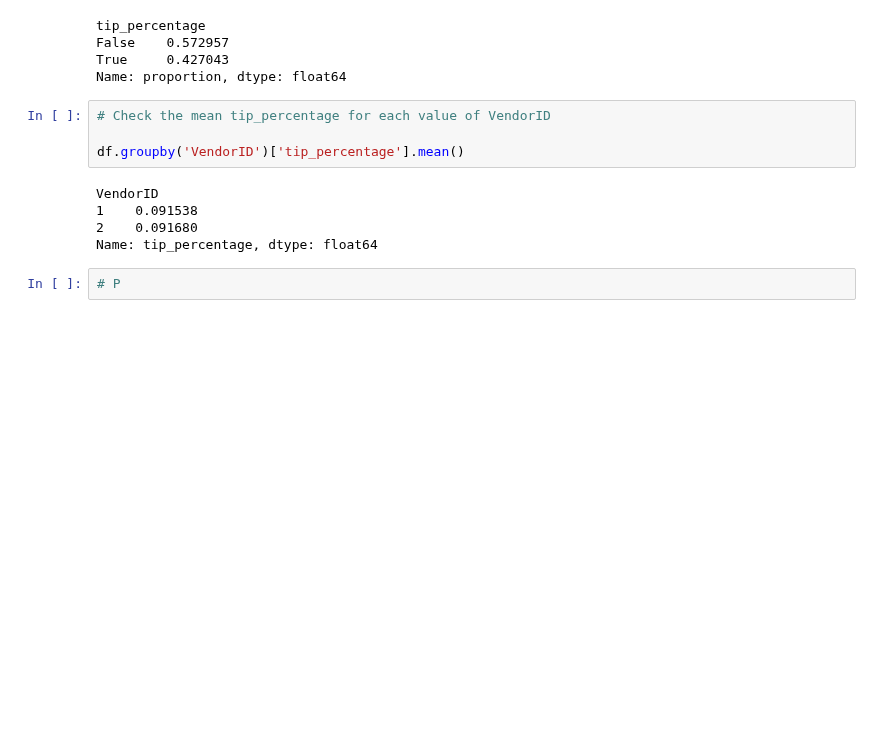
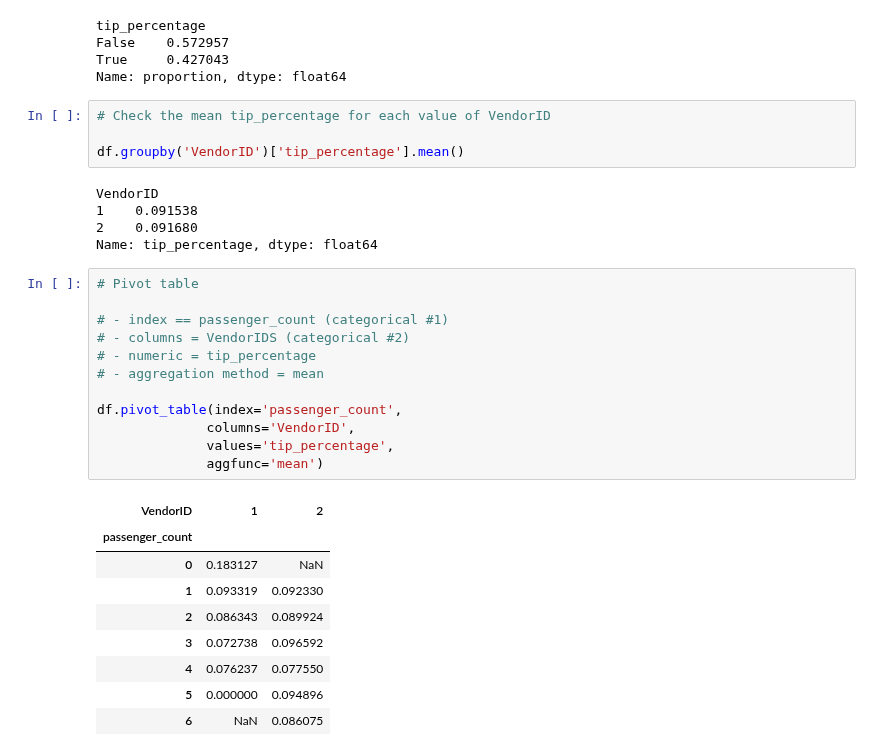
Before and after one commit to reuven/boi-autumn-2024, a Jupyter notebook: Reuven - Dec 26.ipynb, the cells around one changed output. Drawn from its saved outputs; the diff is of its cells as text; blank space fills up the shorter version.

```diff
--- a/Reuven - Dec 26.ipynb
+++ b/Reuven - Dec 26.ipynb
@@ -1812,5 +1812,25 @@ VendorID
 1    0.091538
 2    0.091680
 Name: tip_percentage, dtype: float64
-# %%
-# P
+# %%
+# Pivot table
+
+# - index == passenger_count (categorical #1)
+# - columns = VendorIDS (categorical #2)
+# - numeric = tip_percentage
+# - aggregation method = mean
+
+df.pivot_table(index='passenger_count',
+              columns='VendorID',
+              values='tip_percentage',
+              aggfunc='mean')
+# %% [output]
+| VendorID | 1 | 2 |
+| passenger_count |  |  |
+| 0 | 0.183127 | NaN |
+| 1 | 0.093319 | 0.092330 |
+| 2 | 0.086343 | 0.089924 |
+| 3 | 0.072738 | 0.096592 |
+| 4 | 0.076237 | 0.077550 |
+| 5 | 0.000000 | 0.094896 |
+| 6 | NaN | 0.086075 |
```
Also changed, not shown: parts of 2 cells of this notebook.
